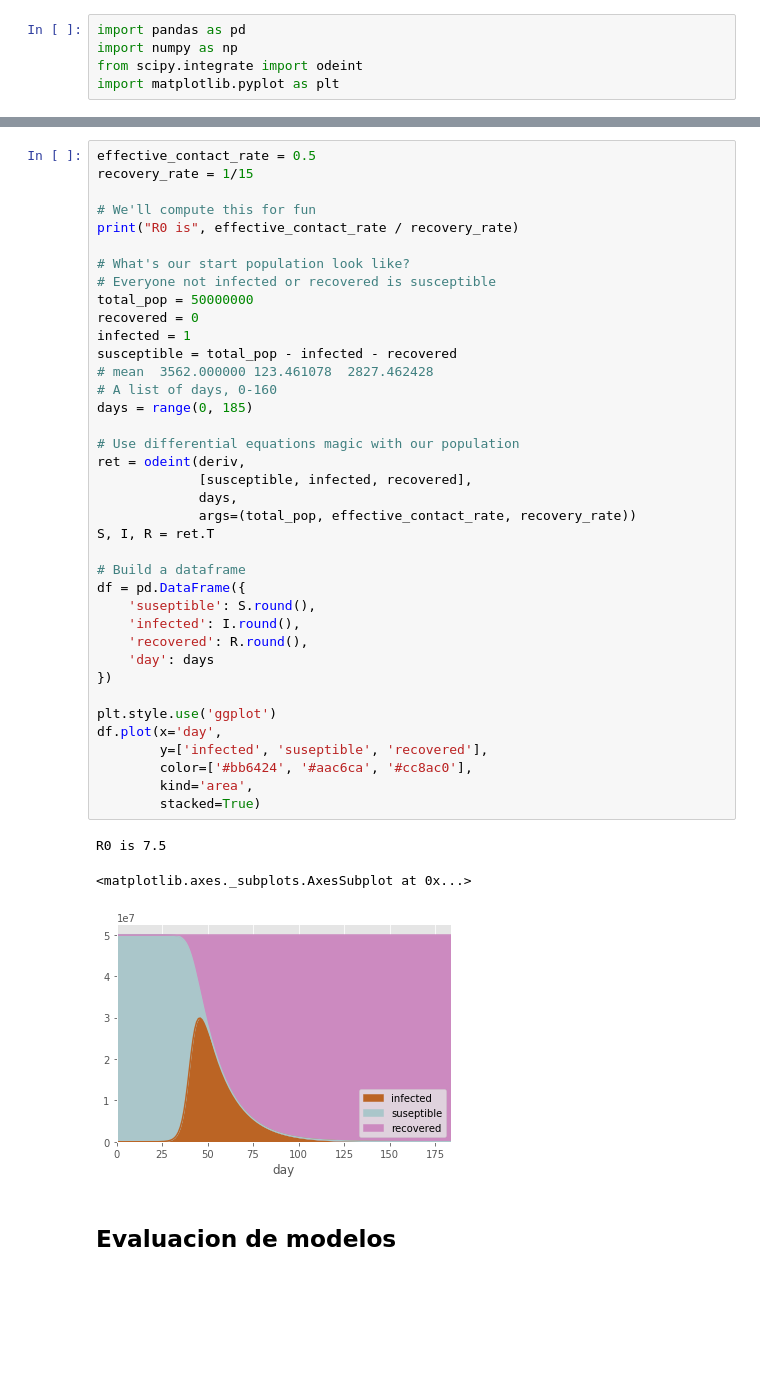
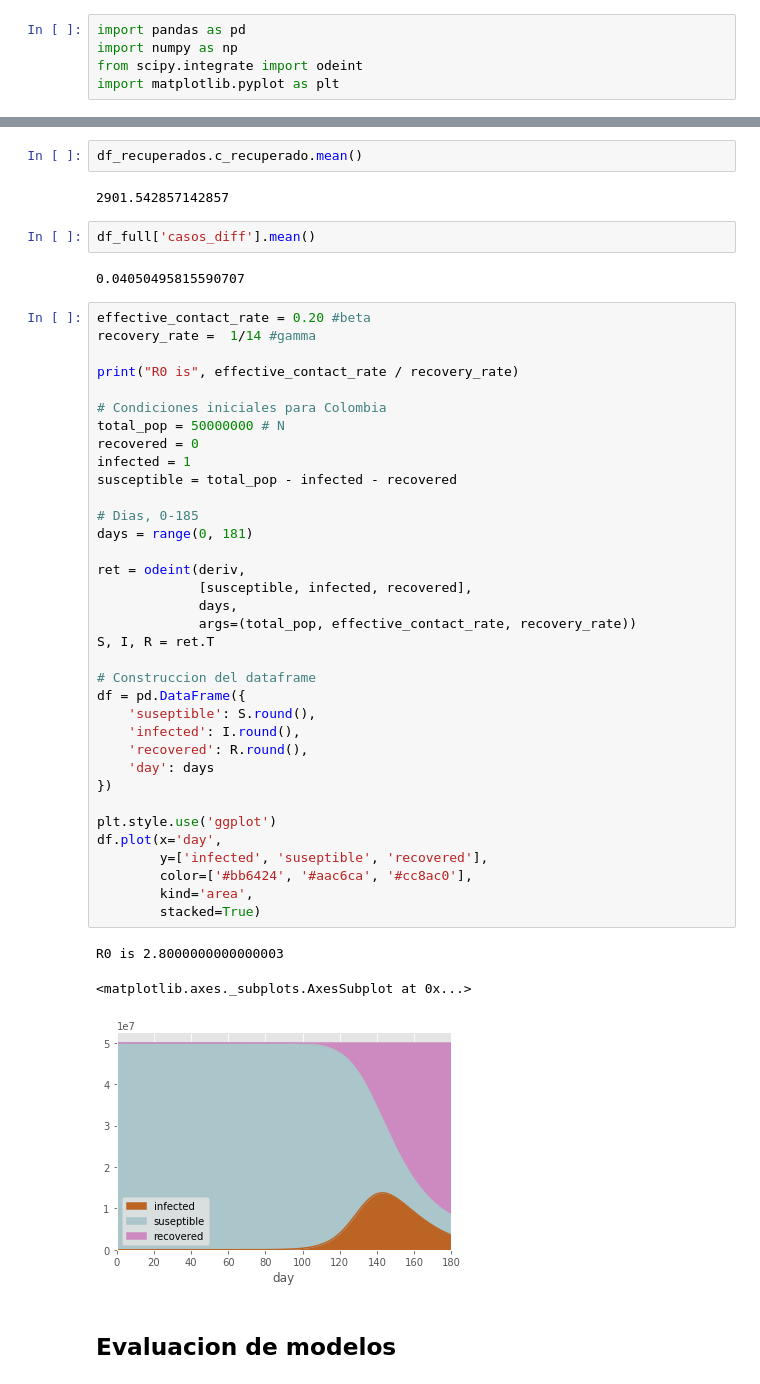
Before and after one commit to AP-2020-1S/covid-19-analiticapedictiva_ajsg, a Jupyter notebook: Entrega Analitica Predictiva.ipynb, the cells around one changed output, grey strips where cells are left out. Cells and saved outputs as stored; diff of their text form; blank space fills up the shorter version.

```diff
--- a/Entrega Analitica Predictiva.ipynb
+++ b/Entrega Analitica Predictiva.ipynb
@@ -429,44 +412,49 @@ def deriv(state, t, N, beta, gamma):
+# %%
+df_recuperados.c_recuperado.mean()
+# %% [output]
+2901.542857142857
+# %%
+df_full['casos_diff'].mean()
+# %% [output]
+0.04050495815590707
 # %%
-effective_contact_rate = 0.5
-recovery_rate = 1/15
+effective_contact_rate = 0.20 #beta
+recovery_rate =  1/14 #gamma
 
-# We'll compute this for fun
 print("R0 is", effective_contact_rate / recovery_rate)
 
-# What's our start population look like?
-# Everyone not infected or recovered is susceptible
-total_pop = 50000000
+# Condiciones iniciales para Colombia
+total_pop = 50000000 # N
 recovered = 0
 infected = 1
 susceptible = total_pop - infected - recovered
-# mean	3562.000000	123.461078	2827.462428
-# A list of days, 0-160
-days = range(0, 185)
 
-# Use differential equations magic with our population
+# Dias, 0-185
+days = range(0, 181)
+
 ret = odeint(deriv,
              [susceptible, infected, recovered],
              days,
              args=(total_pop, effective_contact_rate, recovery_rate))
 S, I, R = ret.T
 
-# Build a dataframe
+# Construccion del dataframe
 df = pd.DataFrame({
     'suseptible': S.round(),
     'infected': I.round(),
     'recovered': R.round(),
     'day': days
 })
 
 plt.style.use('ggplot')
 df.plot(x='day',
         y=['infected', 'suseptible', 'recovered'],
         color=['#bb6424', '#aac6ca', '#cc8ac0'],
         kind='area',
         stacked=True)
 # %% [output]
-R0 is 7.5
+R0 is 2.8000000000000003
 <matplotlib.axes._subplots.AxesSubplot at 0x...>
-[figure, old version]
+[figure, new version]
 # %% [markdown]
 ## Evaluacion de modelos
```
Also changed, not shown: parts of 30 cells of this notebook.
